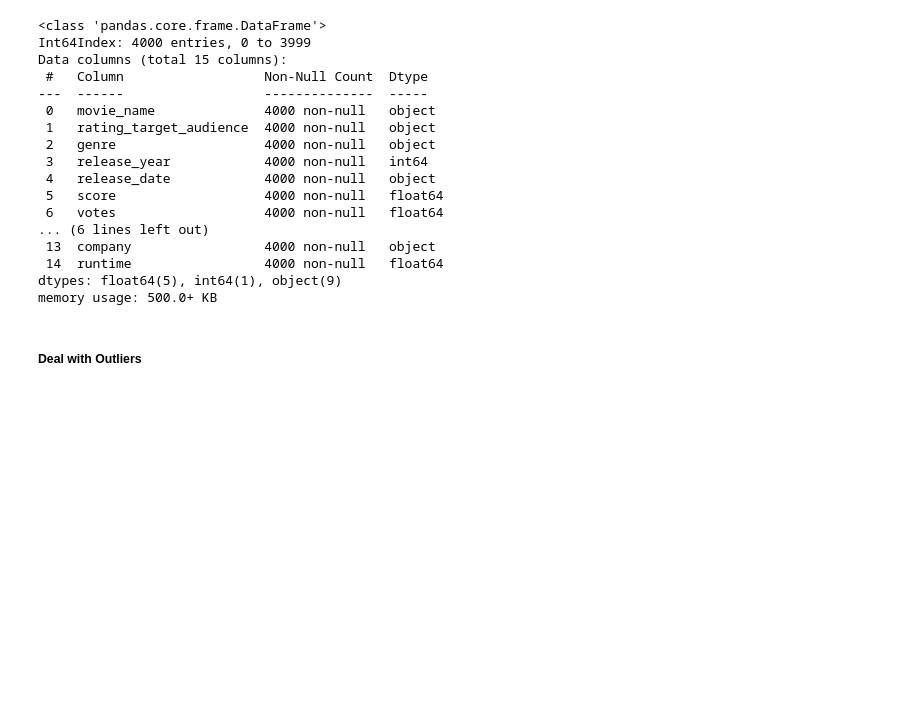
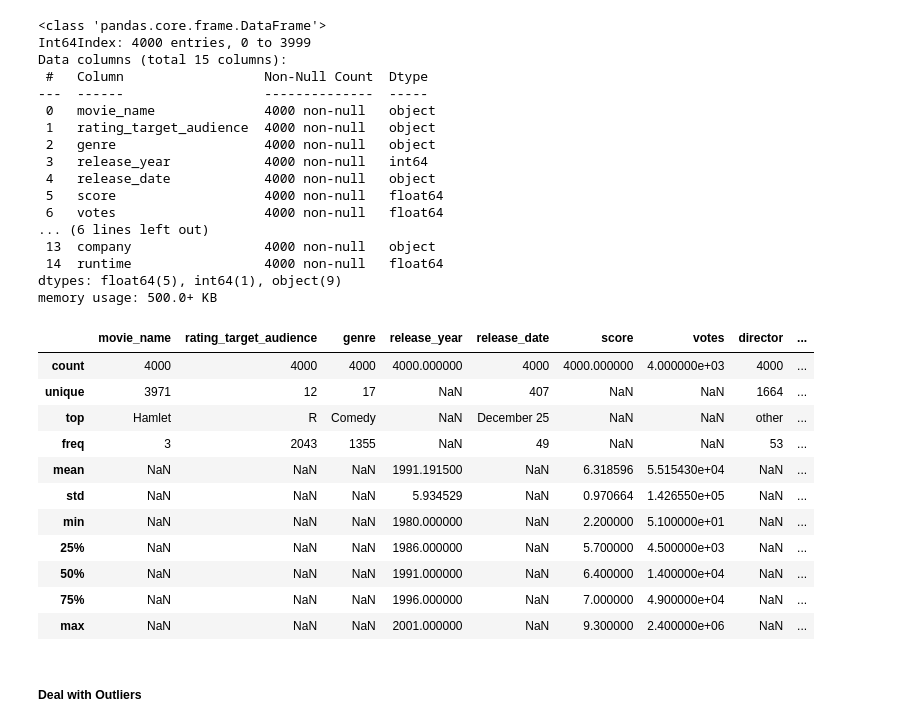
Before and after one commit to GoldenSnow-Xue/schulich_data_science, a Jupyter notebook: MBAN 6110/Assignment/Group Project.ipynb, the cells around one changed output. Cells and saved outputs as stored; diff of their text form; code cells hidden in the pictures; blank space fills up the shorter version.

```diff
--- a/MBAN 6110/Assignment/Group Project.ipynb
+++ b/MBAN 6110/Assignment/Group Project.ipynb
@@ -155,6 +189,21 @@ Data columns (total 15 columns):
  14  runtime                 4000 non-null   float64
 dtypes: float64(5), int64(1), object(9)
 memory usage: 500.0+ KB
+# %%
+df2.describe(include='all')
+# %% [output]
+|  | movie_name | rating_target_audience | genre | release_year | release_date | score | votes | director | ... |
+| count | 4000 | 4000 | 4000 | 4000.000000 | 4000 | 4000.000000 | 4.000000e+03 | 4000 | ... |
+| unique | 3971 | 12 | 17 | NaN | 407 | NaN | NaN | 1664 | ... |
+| top | Hamlet | R | Comedy | NaN | December 25 | NaN | NaN | other | ... |
+| freq | 3 | 2043 | 1355 | NaN | 49 | NaN | NaN | 53 | ... |
+| mean | NaN | NaN | NaN | 1991.191500 | NaN | 6.318596 | 5.515430e+04 | NaN | ... |
+| std | NaN | NaN | NaN | 5.934529 | NaN | 0.970664 | 1.426550e+05 | NaN | ... |
+| min | NaN | NaN | NaN | 1980.000000 | NaN | 2.200000 | 5.100000e+01 | NaN | ... |
+| 25% | NaN | NaN | NaN | 1986.000000 | NaN | 5.700000 | 4.500000e+03 | NaN | ... |
+| 50% | NaN | NaN | NaN | 1991.000000 | NaN | 6.400000 | 1.400000e+04 | NaN | ... |
+| 75% | NaN | NaN | NaN | 1996.000000 | NaN | 7.000000 | 4.900000e+04 | NaN | ... |
+| max | NaN | NaN | NaN | 2001.000000 | NaN | 9.300000 | 2.400000e+06 | NaN | ... |
 # %% [markdown]
 ##### Deal with Outliers
 # %% [markdown]
```
Also changed, not shown: parts of 46 cells of this notebook, 33 other files.
